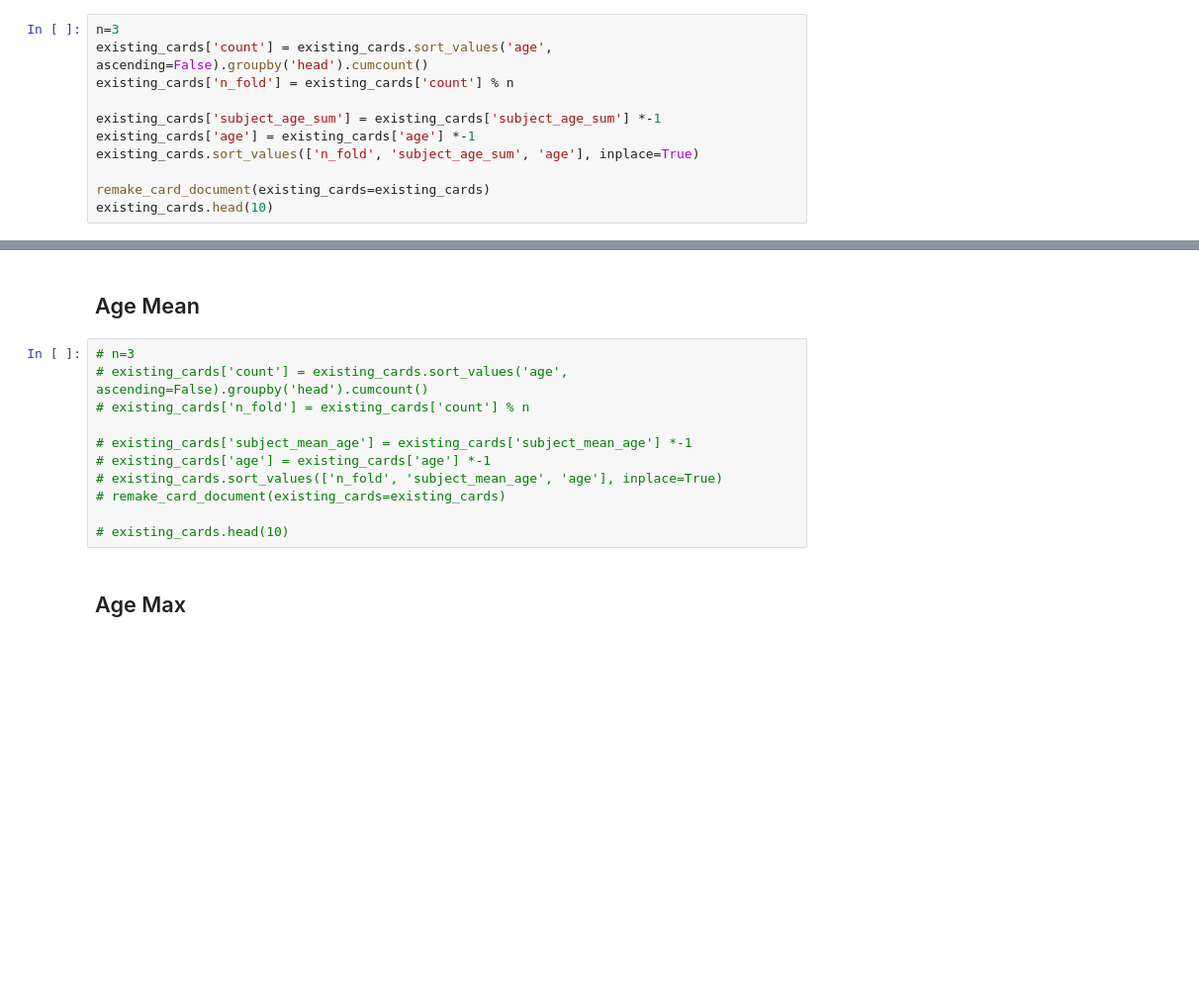
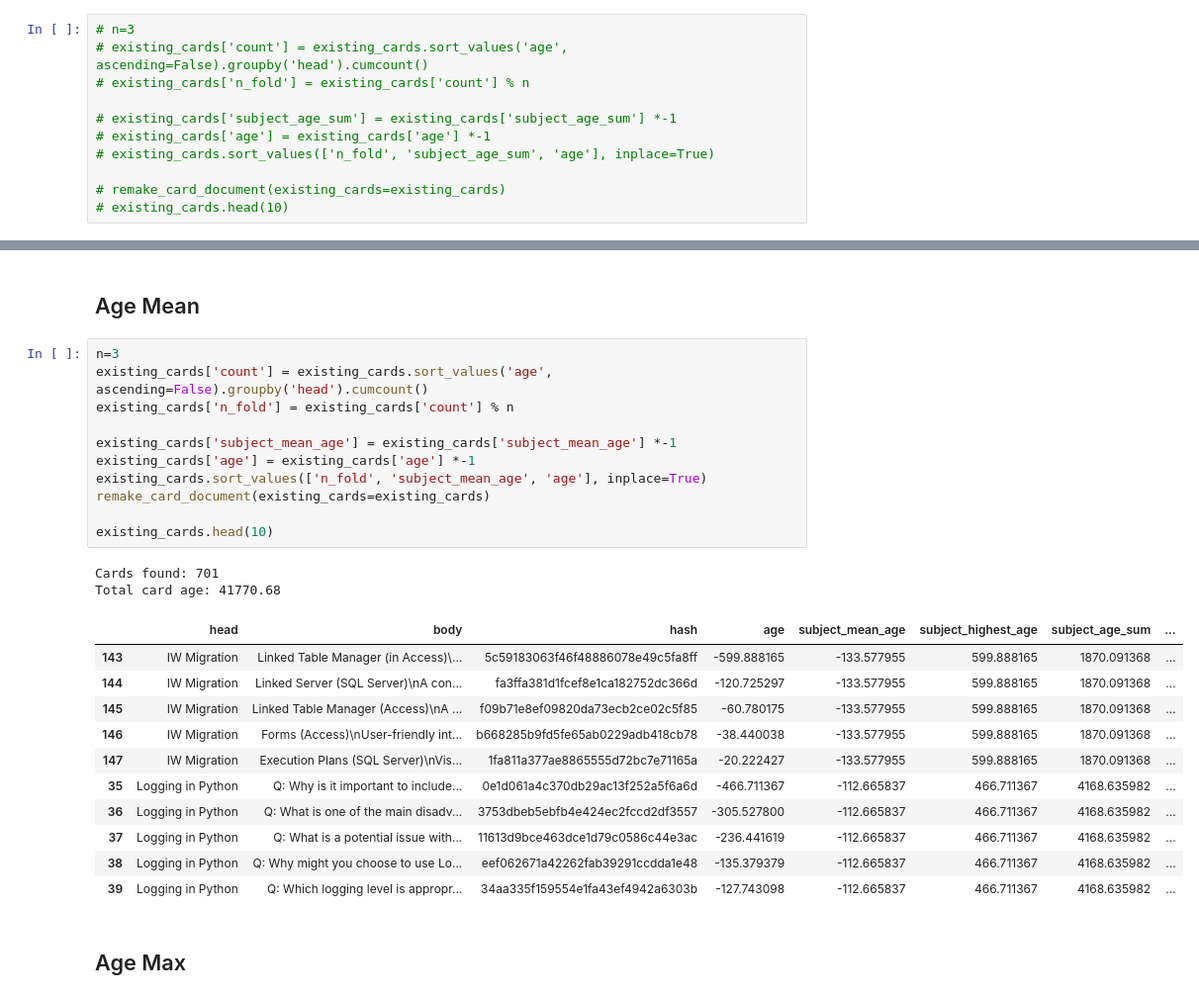
Before and after one commit to JayTY94/Certcards-refresh, a Jupyter notebook: shuffle.ipynb, the cells around one changed output, grey strips where cells are left out. Shown at 99% size. Saved outputs shown, nothing was run; the diff lists cells and outputs as text; blank space fills up the shorter version.

```diff
--- a/shuffle.ipynb
+++ b/shuffle.ipynb
@@ -184,13 +184,13 @@ sum of ages: ~41906.99
 # %% [markdown]
 ## Age Sum
 # %%
-n=3
-existing_cards['count'] = existing_cards.sort_values('age', ascending=False).groupby('head').cumcount()
-existing_cards['n_fold'] = existing_cards['count'] % n
+# n=3
+# existing_cards['count'] = existing_cards.sort_values('age', ascending=False).groupby('head').cumcount()
+# existing_cards['n_fold'] = existing_cards['count'] % n
 
-existing_cards['subject_age_sum'] = existing_cards['subject_age_sum'] *-1
-existing_cards['age'] = existing_cards['age'] *-1
-existing_cards.sort_values(['n_fold', 'subject_age_sum', 'age'], inplace=True)
+# existing_cards['subject_age_sum'] = existing_cards['subject_age_sum'] *-1
+# existing_cards['age'] = existing_cards['age'] *-1
+# existing_cards.sort_values(['n_fold', 'subject_age_sum', 'age'], inplace=True)
 
-remake_card_document(existing_cards=existing_cards)
-existing_cards.head(10)
+# remake_card_document(existing_cards=existing_cards)
+# existing_cards.head(10)
@@ -211,16 +197,30 @@ Total card age: 41906.99
 # %% [markdown]
 ## Age Mean
 # %%
-# n=3
-# existing_cards['count'] = existing_cards.sort_values('age', ascending=False).groupby('head').cumcount()
-# existing_cards['n_fold'] = existing_cards['count'] % n
+n=3
+existing_cards['count'] = existing_cards.sort_values('age', ascending=False).groupby('head').cumcount()
+existing_cards['n_fold'] = existing_cards['count'] % n
 
-# existing_cards['subject_mean_age'] = existing_cards['subject_mean_age'] *-1
-# existing_cards['age'] = existing_cards['age'] *-1
-# existing_cards.sort_values(['n_fold', 'subject_mean_age', 'age'], inplace=True)
-# remake_card_document(existing_cards=existing_cards)
+existing_cards['subject_mean_age'] = existing_cards['subject_mean_age'] *-1
+existing_cards['age'] = existing_cards['age'] *-1
+existing_cards.sort_values(['n_fold', 'subject_mean_age', 'age'], inplace=True)
+remake_card_document(existing_cards=existing_cards)
 
-# existing_cards.head(10)
+existing_cards.head(10)
+# %% [output]
+Cards found: 701
+Total card age: 41770.68
+|  | head | body | hash | age | subject_mean_age | subject_highest_age | subject_age_sum | ... |
+| 143 | IW Migration | Linked Table Manager (in Access)\... | 5c59183063f46f48886078e49c5fa8ff | -599.888165 | -133.577955 | 599.888165 | 1870.091368 | ... |
+| 144 | IW Migration | Linked Server (SQL Server)\nA con... | fa3ffa381d1fcef8e1ca182752dc366d | -120.725297 | -133.577955 | 599.888165 | 1870.091368 | ... |
+| 145 | IW Migration | Linked Table Manager (Access)\nA ... | f09b71e8ef09820da73ecb2ce02c5f85 | -60.780175 | -133.577955 | 599.888165 | 1870.091368 | ... |
+| 146 | IW Migration | Forms (Access)\nUser-friendly int... | b668285b9fd5fe65ab0229adb418cb78 | -38.440038 | -133.577955 | 599.888165 | 1870.091368 | ... |
+| 147 | IW Migration | Execution Plans (SQL Server)\nVis... | 1fa811a377ae8865555d72bc7e71165a | -20.222427 | -133.577955 | 599.888165 | 1870.091368 | ... |
+| 35 | Logging in Python | Q: Why is it important to include... | 0e1d061a4c370db29ac13f252a5f6a6d | -466.711367 | -112.665837 | 466.711367 | 4168.635982 | ... |
+| 36 | Logging in Python | Q: What is one of the main disadv... | 3753dbeb5ebfb4e424ec2fccd2df3557 | -305.527800 | -112.665837 | 466.711367 | 4168.635982 | ... |
+| 37 | Logging in Python | Q: What is a potential issue with... | 11613d9bce463dce1d79c0586c44e3ac | -236.441619 | -112.665837 | 466.711367 | 4168.635982 | ... |
+| 38 | Logging in Python | Q: Why might you choose to use Lo... | eef062671a42262fab39291ccdda1e48 | -135.379379 | -112.665837 | 466.711367 | 4168.635982 | ... |
+| 39 | Logging in Python | Q: Which logging level is appropr... | 34aa335f159554e1fa43ef4942a6303b | -127.743098 | -112.665837 | 466.711367 | 4168.635982 | ... |
 # %% [markdown]
 ## Age Max
 # %%
```
Also changed, not shown: parts of 5 cells of this notebook, 2 other files.
